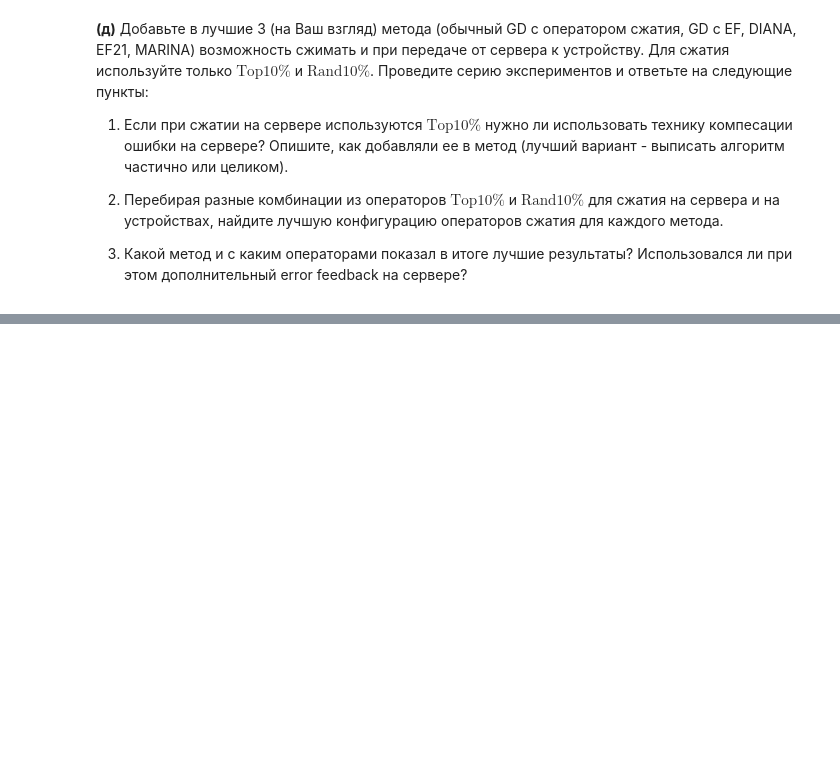
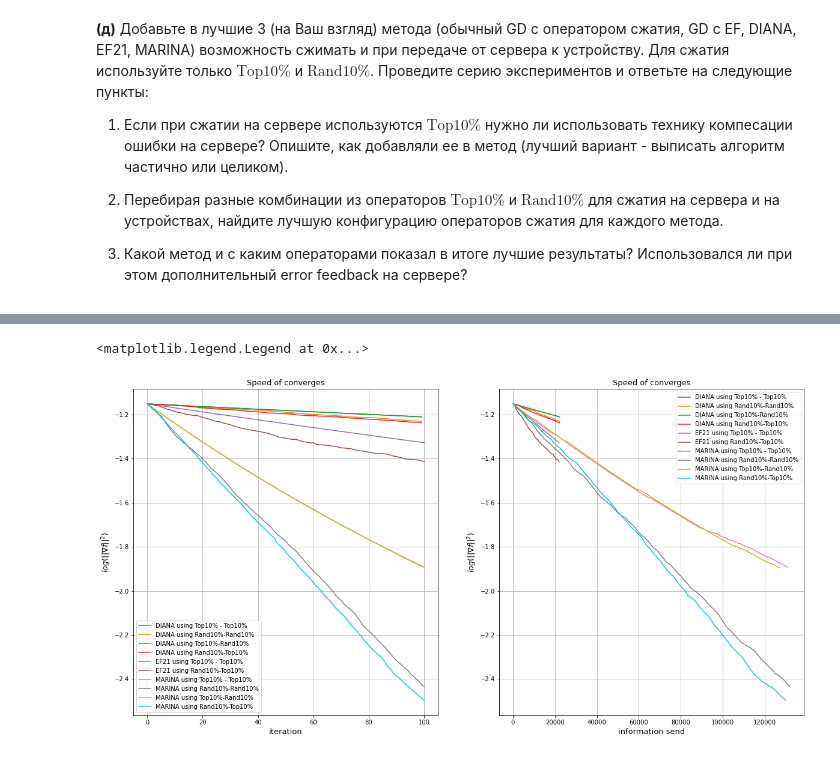
Before and after one commit to HAshIRa7/Optimization-methods, a Jupyter notebook: Optimization_HW_7.ipynb, the cells around one changed output, grey strips where cells are left out. Cells and saved outputs as stored; diff of their text form; code cells hidden in the pictures; blank space fills up the shorter version.

```diff
--- a/Optimization_HW_7.ipynb
+++ b/Optimization_HW_7.ipynb
@@ -497,0 +858,67 @@ __(д)__ Добавьте в лучшие 3 (на Ваш взгляд) мето
+# %%
+ef21_top_k = UpdateEF21(workers_x, workers_y, 10, 1/(L * (1 + np.sqrt(0.9))), 10**2, 'TopK', 'TopK', 0.1, d, L/1000)
+ef21_rand_k = UpdateEF21(workers_x, workers_y, 10, 1/(L * (1 + np.sqrt(0.9))), 10**2, 'RandK', 'RandK', 0.1, d, L/1000)
+ef21_top_rand_k = UpdateEF21(workers_x, workers_y, 10, 1/(L * (1 + np.sqrt(0.9))), 10**2, 'TopK', 'RandK', 0.1, d, L/1000)
+ef21_rand_top_k = UpdateEF21(workers_x, workers_y, 10, 1/(L * (1 + np.sqrt(0.9))), 10**2, 'RandK', 'TopK', 0.1, d, L/1000)
+# %%
+diana_top_k.fit(X_train, y_train)
+diana_rand_k.fit(X_train, y_train)
+diana_top_rand_k.fit(X_train, y_train)
+diana_rand_top_k.fit(X_train, y_train)
+# %%
+marina_top_k.fit(X_train, y_train)
+marina_rand_k.fit(X_train, y_train)
+marina_top_rand_k.fit(X_train, y_train)
+marina_rand_top_k.fit(X_train, y_train)
+# %%
+ef21_top_k.fit(X_train, y_train)
+#ef21_rand_k.fit(X_train, y_train)
+#ef21_top_rand_k.fit(X_train, y_train)
+ef21_rand_top_k.fit(X_train, y_train)
+# %%
+fig, ax = plt.subplots(1, 2, figsize=(20, 10))
+
+ax[0].set_title('Speed of converges', fontsize=13)
+ax[1].set_title('Speed of converges', fontsize=13)
+ax[0].grid()
+ax[1].grid()
+ax[0].set_xlabel('iteration', fontsize=13)
+ax[0].set_ylabel(r'$log(||\nabla f||^{2})$', fontsize=13)
+ax[1].set_xlabel('information send', fontsize=13)
+ax[1].set_ylabel(r'$log(||\nabla f||^{2})$', fontsize=13)
+
+ax[0].plot(range(0, diana_top_k.max_iter, 1), np.log(diana_top_k.grad_history), label = 'DIANA using Top10% - Top10%')
+ax[0].plot(range(0, diana_rand_k.max_iter, 1), np.log(diana_rand_k.grad_history), label = 'DIANA using Rand10%-Rand10%')
+ax[0].plot(range(0, diana_top_rand_k.max_iter, 1), np.log(diana_top_rand_k.grad_history), label = 'DIANA using Top10%-Rand10%')
+ax[0].plot(range(0, diana_rand_top_k.max_iter, 1), np.log(diana_rand_top_k.grad_history), label = 'DIANA using Rand10%-Top10%')
+
+ax[0].plot(range(0, ef21_top_k.max_iter + 1, 1), np.log(ef21_top_k.grad_history), label = 'EF21 using Top10% - Top10%')
+#ax[0].plot(range(0, ef21_rand_k.max_iter + 1, 1), np.log(ef21_rand_k.grad_history), label = 'EF21 using Rand10%-Rand10%')
+#ax[0].plot(range(0, ef21_top_rand_k.max_iter + 1, 1), np.log(ef21_top_rand_k.grad_history), label = 'EF21 using Top10%-Rand10%')
+ax[0].plot(range(0, ef21_rand_top_k.max_iter + 1, 1), np.log(ef21_rand_top_k.grad_history), label = 'EF21 using Rand10%-Top10%')
+
+ax[0].plot(range(0, marina_top_k.max_iter + 1, 1), np.log(marina_top_k.grad_history), label = 'MARINA using Top10% - Top10%')
+ax[0].plot(range(0, marina_rand_k.max_iter + 1, 1), np.log(marina_rand_k.grad_history), label = 'MARINA using Rand10%-Rand10%')
+ax[0].plot(range(0, marina_top_rand_k.max_iter + 1, 1), np.log(marina_top_rand_k.grad_history), label = 'MARINA using Top10%-Rand10%')
+ax[0].plot(range(0, marina_rand_top_k.max_iter + 1, 1), np.log(marina_rand_top_k.grad_history), label = 'MARINA using Rand10%-Top10%')
+ax[0].legend()
+
+ax[1].plot(diana_top_k.information_send, np.log(diana_top_k.grad_history), label = 'DIANA using Top10% - Top10%')
+ax[1].plot(diana_rand_k.information_send, np.log(diana_rand_k.grad_history), label = 'DIANA using Rand10%-Rand10%')
+ax[1].plot(diana_top_rand_k.information_send, np.log(diana_top_rand_k.grad_history), label = 'DIANA using Top10%-Rand10%')
+ax[1].plot(diana_rand_top_k.information_send, np.log(diana_rand_top_k.grad_history), label = 'DIANA using Rand10%-Top10%')
+
+ax[1].plot(ef21_top_k.information_send, np.log(ef21_top_k.grad_history), label = 'EF21 using Top10% - Top10%')
+#ax[1].plot(ef21_rand_k.information_send, np.log(ef21_rand_k.grad_history), label = 'EF21 using Rand10%-Rand10%')
+#ax[1].plot(ef21_top_rand_k.information_send, np.log(ef21_top_rand_k.grad_history), label = 'EF21 using Top10%-Rand10%')
+ax[1].plot(ef21_rand_top_k.information_send, np.log(ef21_rand_top_k.grad_history), label = 'EF21 using Rand10%-Top10%')
+
+ax[1].plot(marina_top_k.information_send, np.log(marina_top_k.grad_history), label = 'MARINA using Top10% - Top10%')
+ax[1].plot(marina_rand_k.information_send, np.log(marina_rand_k.grad_history), label = 'MARINA using Rand10%-Rand10%')
+ax[1].plot(marina_top_rand_k.information_send, np.log(marina_top_rand_k.grad_history), label = 'MARINA using Top10%-Rand10%')
+ax[1].plot(marina_rand_top_k.information_send, np.log(marina_rand_top_k.grad_history), label = 'MARINA using Rand10%-Top10%')
+
+ax[1].legend()
+# %% [output]
+<matplotlib.legend.Legend at 0x...>
+[figure, added]
```
Also changed, not shown: parts of 37 cells of this notebook.
